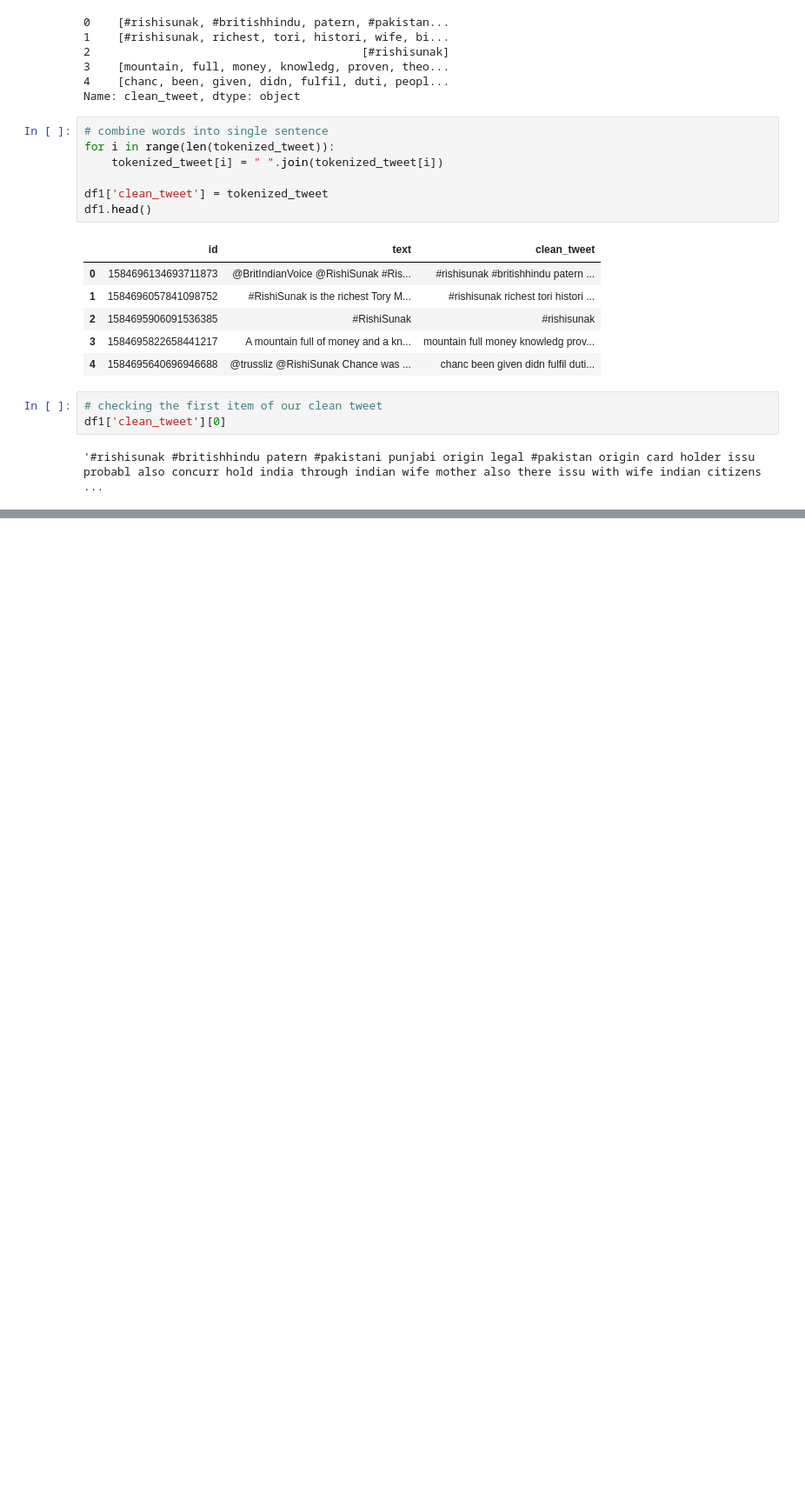
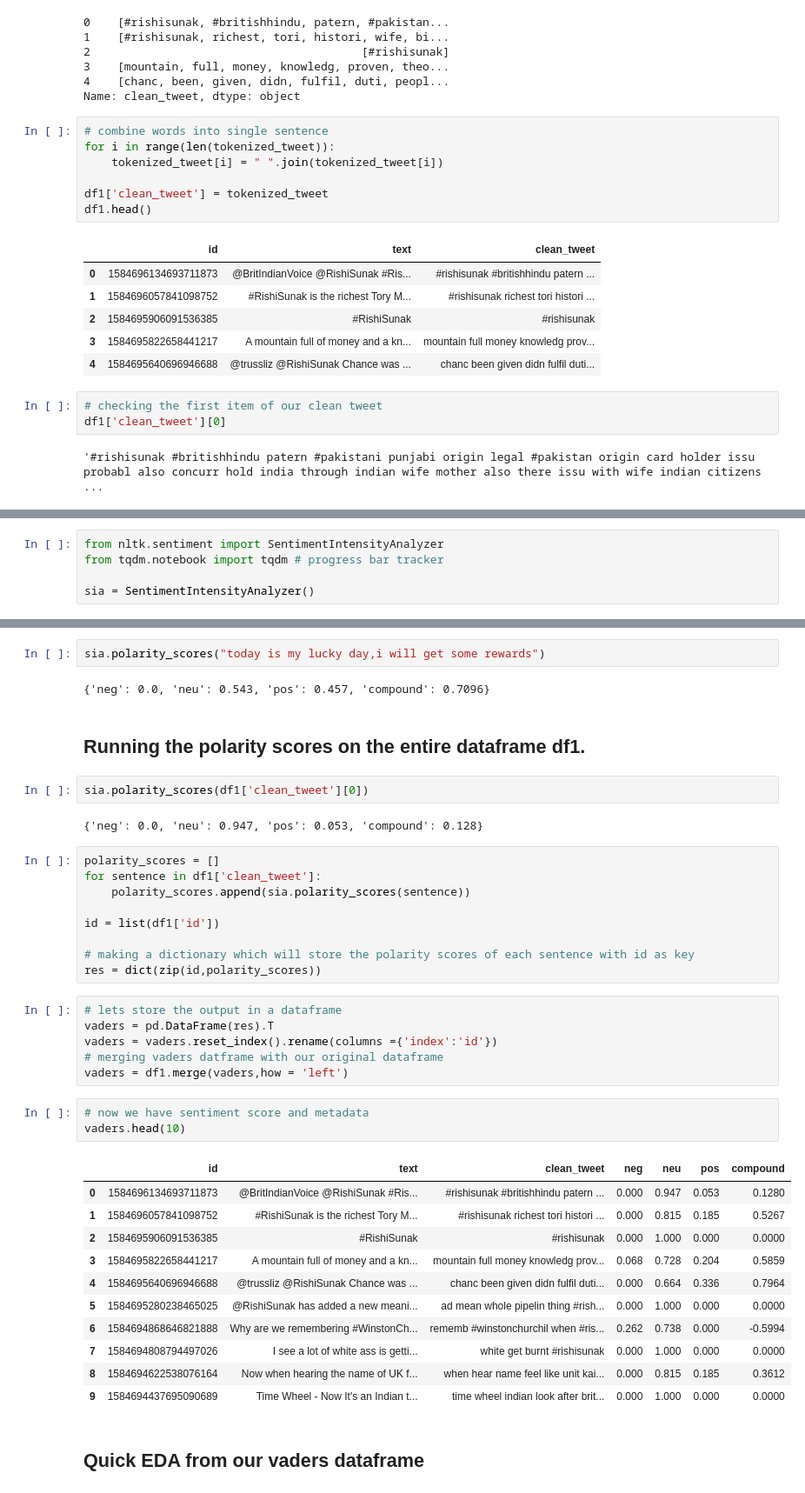
Before and after one commit to MANISH-KUMAR-CODES/UK_Prime_Minister_Rishi_Sunak-_Twitter_Sentiment_Analysis, a Jupyter notebook: UK_Prime_Minister_Rishi_Sunak__Twitter_Sentiment_Analysis.ipynb, the cells around one changed output, grey strips where cells are left out. Shown: that part at 87% size. Cells and saved outputs as stored; diff of their text form; blank space fills up the shorter version.

```diff
--- a/UK_Prime_Minister_Rishi_Sunak__Twitter_Sentiment_Analysis.ipynb
+++ b/UK_Prime_Minister_Rishi_Sunak__Twitter_Sentiment_Analysis.ipynb
@@ -237,0 +271,5 @@ df1['clean_tweet'][0]
+# %%
+from nltk.sentiment import SentimentIntensityAnalyzer
+from tqdm.notebook import tqdm # progress bar tracker
+
+sia = SentimentIntensityAnalyzer()
@@ -237,0 +281,42 @@ df1['clean_tweet'][0]
+# %%
+sia.polarity_scores("today is my lucky day,i will get some rewards")
+# %% [output]
+{'neg': 0.0, 'neu': 0.543, 'pos': 0.457, 'compound': 0.7096}
+# %% [markdown]
+## Running the polarity scores on the entire dataframe df1.
+# %%
+sia.polarity_scores(df1['clean_tweet'][0])
+# %% [output]
+{'neg': 0.0, 'neu': 0.947, 'pos': 0.053, 'compound': 0.128}
+# %%
+polarity_scores = []
+for sentence in df1['clean_tweet']:
+    polarity_scores.append(sia.polarity_scores(sentence))
+
+id = list(df1['id'])
+
+# making a dictionary which will store the polarity scores of each sentence with id as key
+res = dict(zip(id,polarity_scores))
+# %%
+# lets store the output in a dataframe
+vaders = pd.DataFrame(res).T
+vaders = vaders.reset_index().rename(columns ={'index':'id'})
+# merging vaders datframe with our original dataframe
+vaders = df1.merge(vaders,how = 'left')
+# %%
+# now we have sentiment score and metadata
+vaders.head(10)
+# %% [output]
+|  | id | text | clean_tweet | neg | neu | pos | compound |
+| 0 | 1584696134693711873 | @BritIndianVoice @RishiSunak #Ris... | #rishisunak #britishhindu patern ... | 0.000 | 0.947 | 0.053 | 0.1280 |
+| 1 | 1584696057841098752 | #RishiSunak is the richest Tory M... | #rishisunak richest tori histori ... | 0.000 | 0.815 | 0.185 | 0.5267 |
+| 2 | 1584695906091536385 | #RishiSunak | #rishisunak | 0.000 | 1.000 | 0.000 | 0.0000 |
+| 3 | 1584695822658441217 | A mountain full of money and a kn... | mountain full money knowledg prov... | 0.068 | 0.728 | 0.204 | 0.5859 |
+| 4 | 1584695640696946688 | @trussliz @RishiSunak Chance was ... | chanc been given didn fulfil duti... | 0.000 | 0.664 | 0.336 | 0.7964 |
+| 5 | 1584695280238465025 | @RishiSunak has added a new meani... | ad mean whole pipelin thing #rish... | 0.000 | 1.000 | 0.000 | 0.0000 |
+| 6 | 1584694868646821888 | Why are we remembering #WinstonCh... | rememb #winstonchurchil when #ris... | 0.262 | 0.738 | 0.000 | -0.5994 |
+| 7 | 1584694808794497026 | I see a lot of white ass is getti... | white get burnt #rishisunak | 0.000 | 1.000 | 0.000 | 0.0000 |
+| 8 | 1584694622538076164 | Now when hearing the name of UK f... | when hear name feel like unit kai... | 0.000 | 0.815 | 0.185 | 0.3612 |
+| 9 | 1584694437695090689 | Time Wheel - Now It's an Indian t... | time wheel indian look after brit... | 0.000 | 1.000 | 0.000 | 0.0000 |
+# %% [markdown]
+## Quick EDA from our vaders dataframe
```
Also changed, not shown: parts of 5 cells of this notebook.
